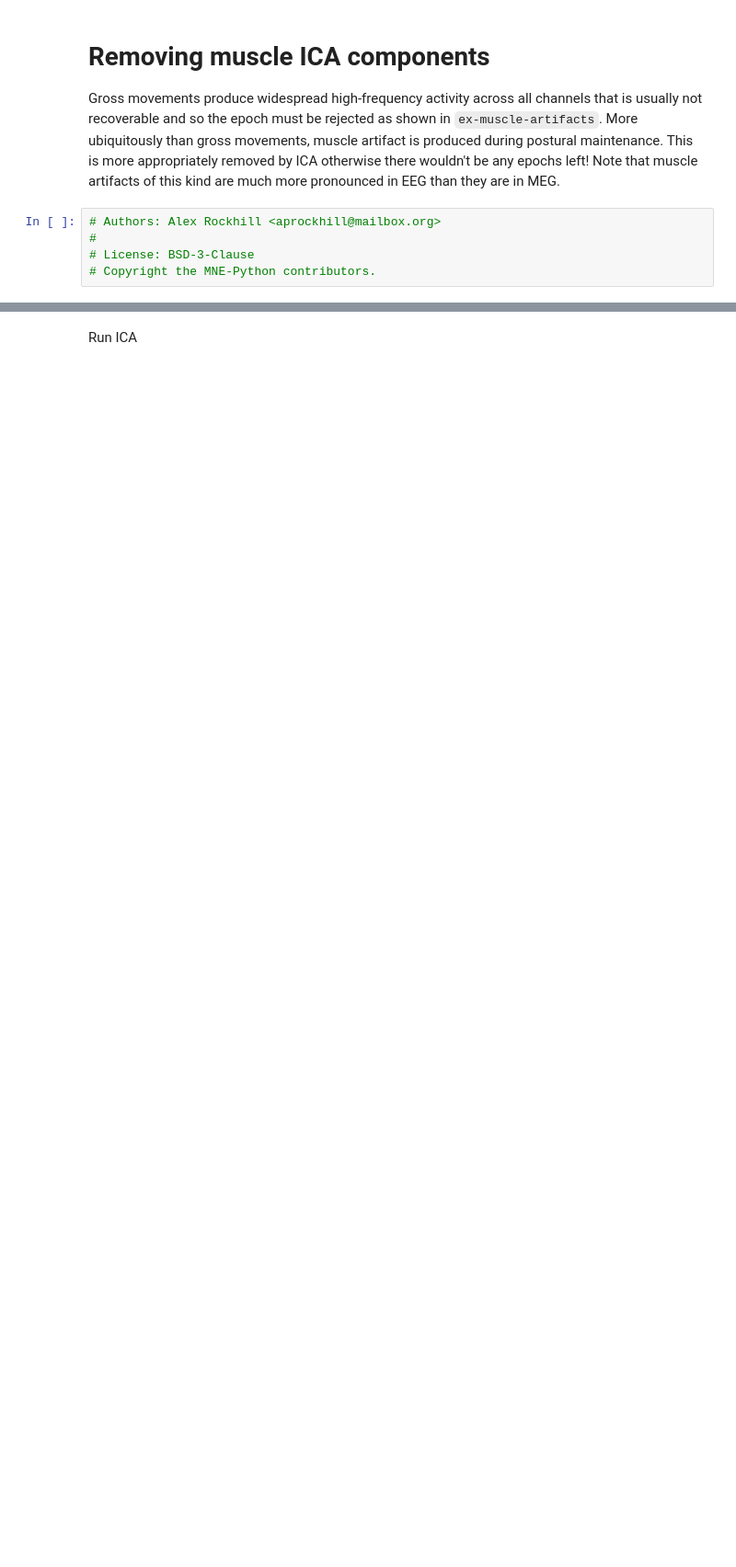
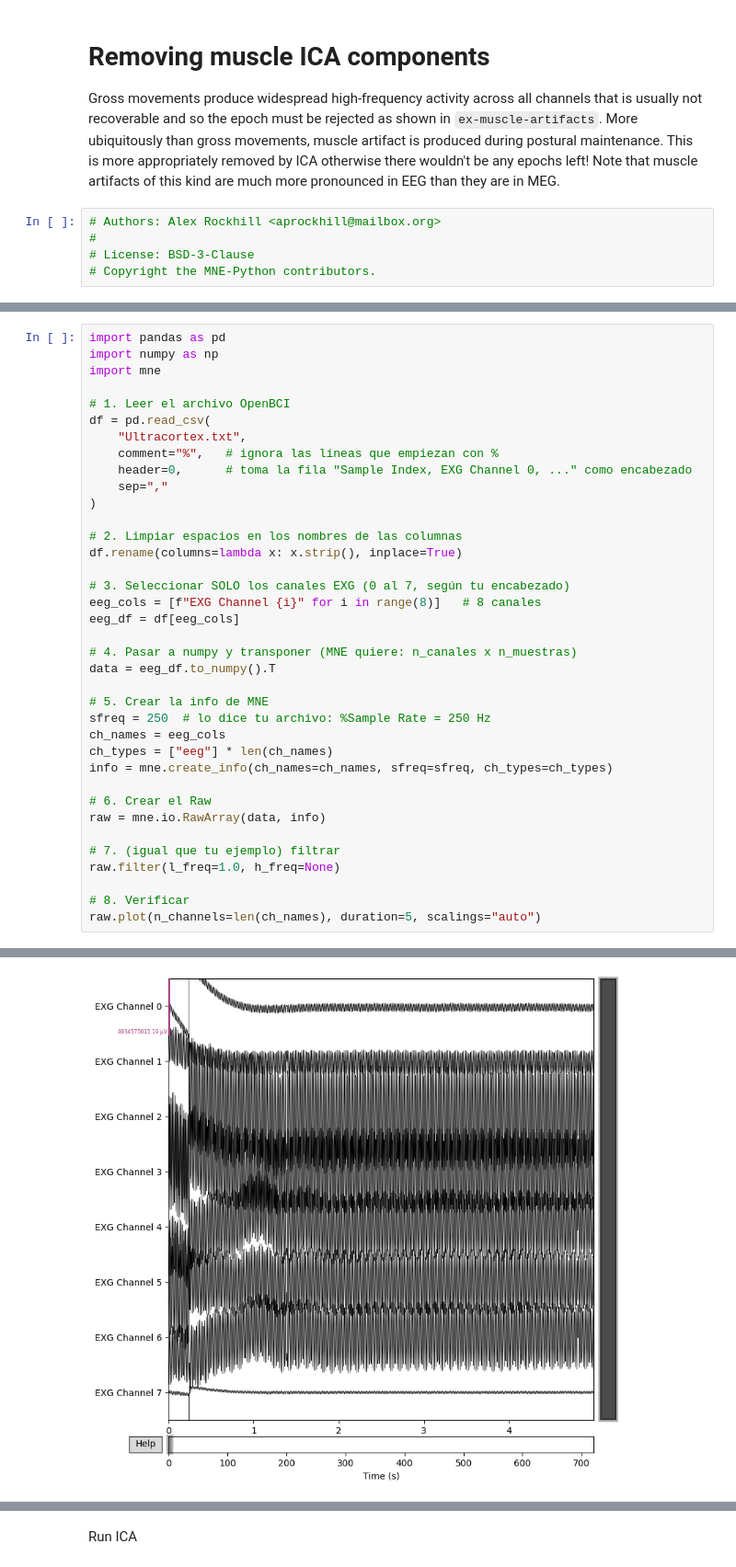
Before and after one commit to Andres-Landeo/GRUPO-09-ISB-2025-II, a Jupyter notebook: Laboratorios/Laboratorio 9/Ejemplos MNE clase/muscle_ica.ipynb, the cells around one changed output, grey strips where cells are left out. Shown at 92% size. Saved outputs shown, nothing was run; the diff lists cells and outputs as text; blank space fills up the shorter version.

```diff
--- a/Laboratorios/Laboratorio 9/Ejemplos MNE clase/muscle_ica.ipynb
+++ b/Laboratorios/Laboratorio 9/Ejemplos MNE clase/muscle_ica.ipynb
@@ -68,0 +17,38 @@ Designing a one-pass, zero-phase, non-causal highpass filter:
+# %%
+import pandas as pd
+import numpy as np
+import mne
+
+# 1. Leer el archivo OpenBCI
+df = pd.read_csv(
+    "Ultracortex.txt",
+    comment="%",   # ignora las líneas que empiezan con %
+    header=0,      # toma la fila "Sample Index, EXG Channel 0, ..." como encabezado
+    sep=","
+)
+
+# 2. Limpiar espacios en los nombres de las columnas
+df.rename(columns=lambda x: x.strip(), inplace=True)
+
+# 3. Seleccionar SOLO los canales EXG (0 al 7, según tu encabezado)
+eeg_cols = [f"EXG Channel {i}" for i in range(8)]   # 8 canales
+eeg_df = df[eeg_cols]
+
+# 4. Pasar a numpy y transponer (MNE quiere: n_canales x n_muestras)
+data = eeg_df.to_numpy().T
+
+# 5. Crear la info de MNE
+sfreq = 250  # lo dice tu archivo: %Sample Rate = 250 Hz
+ch_names = eeg_cols
+ch_types = ["eeg"] * len(ch_names)
+info = mne.create_info(ch_names=ch_names, sfreq=sfreq, ch_types=ch_types)
+
+# 6. Crear el Raw
+raw = mne.io.RawArray(data, info)
+
+# 7. (igual que tu ejemplo) filtrar
+raw.filter(l_freq=1.0, h_freq=None)
+
+# 8. Verificar
+raw.plot(n_channels=len(ch_names), duration=5, scalings="auto")
+# %% [output]
@@ -68,0 +69 @@ Designing a one-pass, zero-phase, non-causal highpass filter:
+[figure, added]
```
Also changed, not shown: parts of 4 cells of this notebook.
